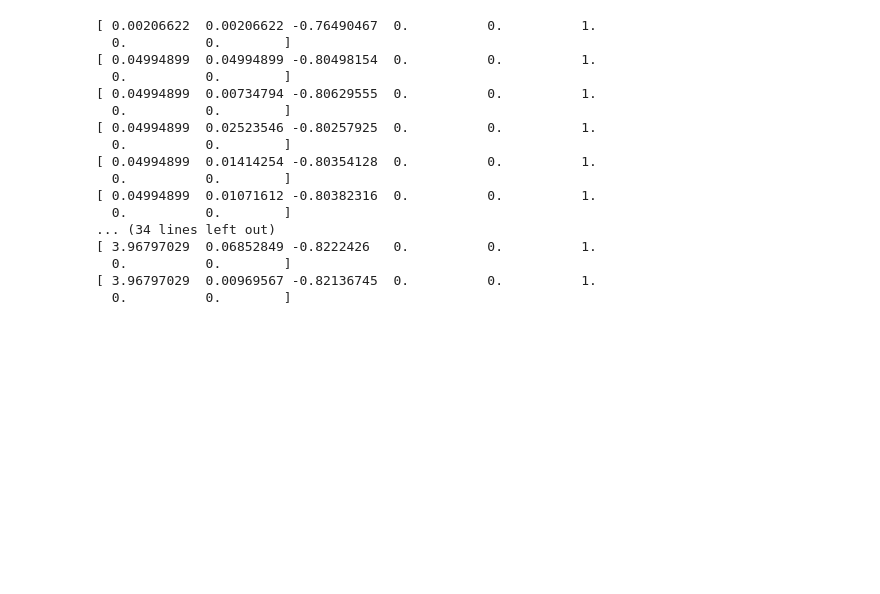
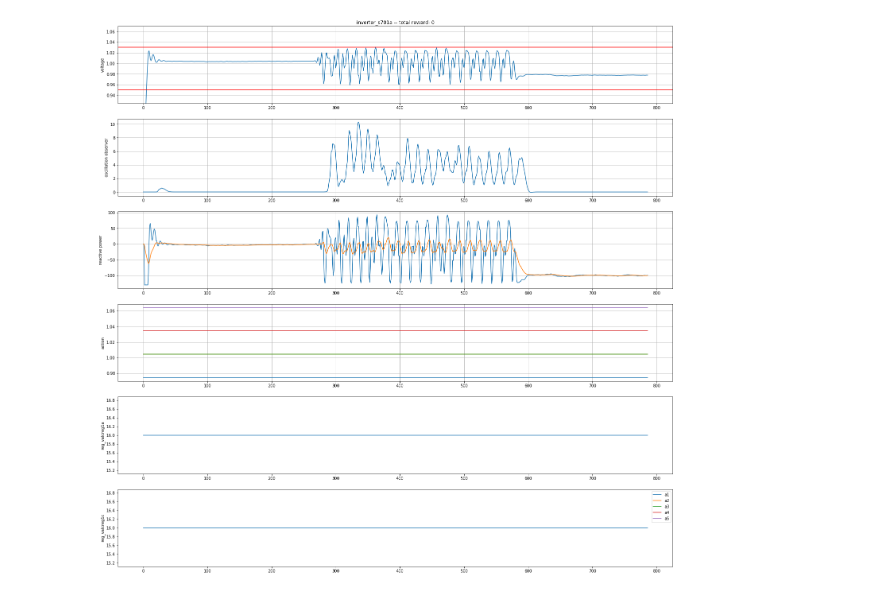
Before and after one commit to lbnl-cybersecurity/ceds-cigar, a Jupyter notebook: rl/scripts/test_env.ipynb, the cells around one changed output. Drawn from its saved outputs; the diff is of its cells as text; code cells hidden in the pictures; blank space fills up the shorter version.

```diff
--- a/rl/scripts/test_env.ipynb
+++ b/rl/scripts/test_env.ipynb
@@ -9,7 +9,7 @@ from pycigar.utils.registry import make_create_env
 import yaml
 import time
 from pycigar.utils.input_parser import input_parser
-
+from copy import deepcopy
 SAVE_RATE = 2
 
 """
@@ -40,9 +40,8 @@ tracking_ids: list of ids of devices being tracked during the experiment.
 
 pycigar_params = {"exp_tag": "cooperative_multiagent_ppo",
                   "env_name": "CentralControlPVInverterEnv",
-                  "sim_params": sim_params,
                   "simulator": "opendss",
-                  "tracking_ids": ['adversary_inverter_s701a', 'creg1a', 'creg1c']}
+                  "tracking_ids": ['inverter_s701a', 'creg1a', 'creg1c']}
 """
 call function make_create_env() to register the new environment to OpenGymAI.
 create_env() is a function to create new instance of the environment.
@@ -50,8 +49,12 @@ env_name: the registered name of the new environment.
 """
 create_env, env_name = make_create_env(pycigar_params=pycigar_params, version=0)
 register_env(env_name, create_env)
+eval_start = 2500 #random.randint(0, 3599-750)
+#eval_start = 13500
+eval_params = deepcopy(sim_params)
+eval_params['scenario_config']['start_end_time'] = [eval_start, eval_start+750]
 
-test_env = create_env(sim_params)
+test_env = create_env(eval_params)
 obs_space = test_env.observation_space  # get the observation space, we need this to construct our agent(s) observation input
 act_space = test_env.action_space  # get the action space, we need this to construct our agent(s) action output
 # %%
@@ -61,23 +64,8 @@ done = False
 while not done:
     # for each observation, let the policy decides what to do
     obs, r, done, _ = test_env.step(2)
-    print(obs)
     reward += r
-# %% [output]
-[ 0.00206622  0.00206622 -0.76490467  0.          0.          1.
-  0.          0.        ]
-[ 0.04994899  0.04994899 -0.80498154  0.          0.          1.
-  0.          0.        ]
-[ 0.04994899  0.00734794 -0.80629555  0.          0.          1.
-  0.          0.        ]
-[ 0.04994899  0.02523546 -0.80257925  0.          0.          1.
-  0.          0.        ]
-[ 0.04994899  0.01414254 -0.80354128  0.          0.          1.
-  0.          0.        ]
-[ 0.04994899  0.01071612 -0.80382316  0.          0.          1.
-  0.          0.        ]
-... (34 lines left out)
-[ 3.96797029  0.06852849 -0.8222426   0.          0.          1.
-  0.          0.        ]
-[ 3.96797029  0.00969567 -0.82136745  0.          0.          1.
-  0.          0.        ]
+# %%
+test_env.plot(pycigar_params['exp_tag'], env_name + 'testtttt', 0, 0)
+# %% [output]
+[figure, added]
```
Also changed, not shown: parts of 1 cell of this notebook, 6 other files.
